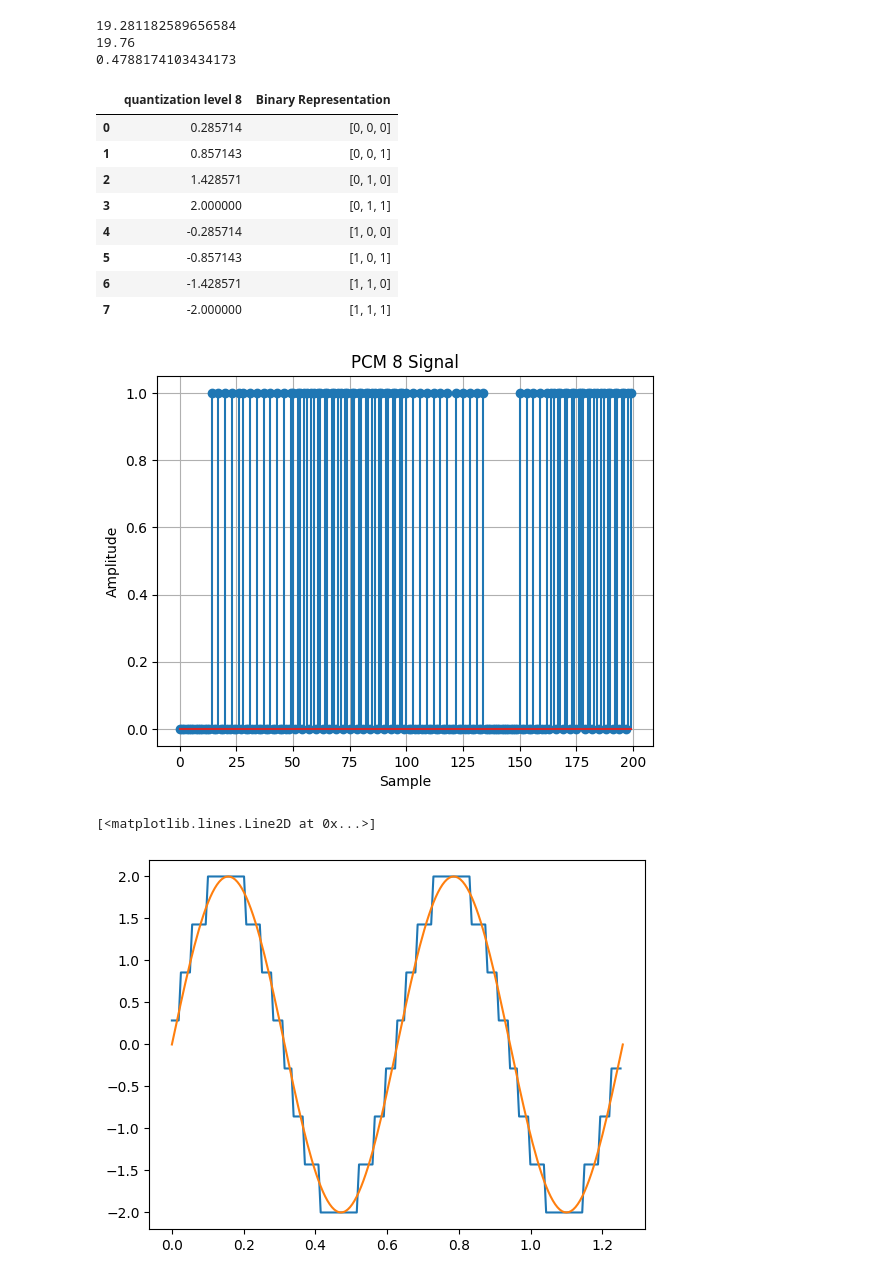
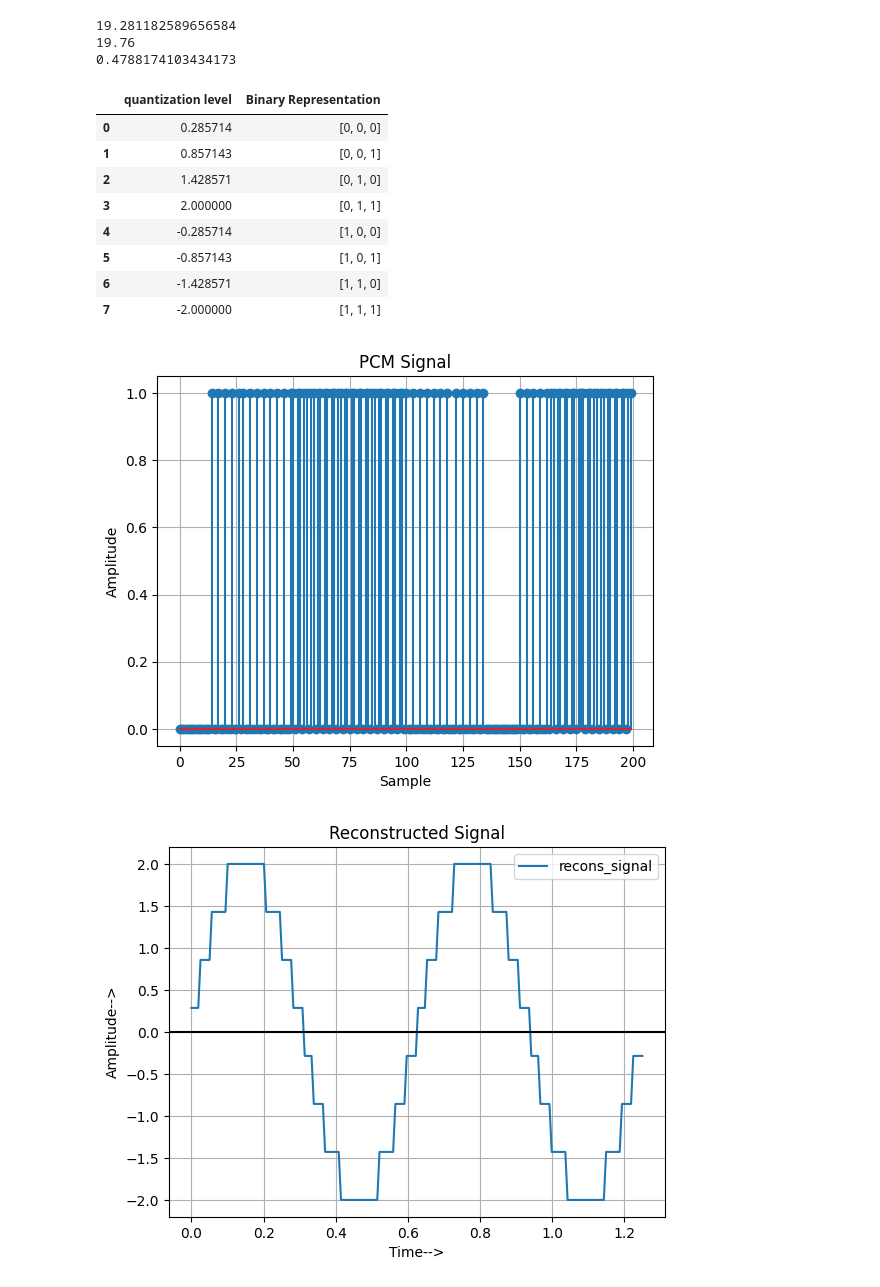
Before and after one commit to ParasKore2003/Digital-Communication-Lab, a Jupyter notebook: Digital Communication/Lab record/Lab2.ipynb, the cells around one changed output. Drawn from its saved outputs; the diff is of its cells as text; code cells hidden in the pictures.

```diff
--- a/Digital Communication/Lab record/Lab2.ipynb
+++ b/Digital Communication/Lab record/Lab2.ipynb
@@ -36,14 +36,13 @@ def Tabular(Signal):
     solution = pd.DataFrame({'Levels':Signal})
     solution = solution.drop_duplicates().reset_index(drop=True)
     solution = solution.drop(0)
-    # solution = solution.sort_values(by="Levels", ascending=False)
     return solution
 
 #The purpose of this function is to assign a binary number to ech of the quantization level
-def Binary(level):
+def Binary(level,bits):
     X8 = []
     for i in range(level):
-        num = bin(i).lstrip('0b').zfill(3)
+        num = bin(i).lstrip('0b').zfill(bits)
         arr1 = []
         arr1 = [int(j) for j in num]
         X8.append(arr1)
@@ -132,11 +128,11 @@ print(Error)
 # %%
 quantization_levels = np.array([quantized_signal.Levels[i+1] for i in range(levels)]) #This is to store the quantized values in an array
 
-X_bin = Binary(8) #TO find the corrosponding binary number for the level
-Encoded = pd.DataFrame({'quantization level 8': quantization_levels.tolist(), 'Binary Representation': np.array(X_bin).tolist()})
-Encoded
+X_bin = Binary(levels,bits) #TO find the corrosponding binary number for the level
+Encoded = pd.DataFrame({'quantization level': quantization_levels.tolist(), 'Binary Representation': np.array(X_bin).tolist()})
+Encoded #To obtain the Final Table with the levels and its respective binary representation
 # %% [output]
-|  | quantization level 8 | Binary Representation |
+|  | quantization level | Binary Representation |
 | 0 | 0.285714 | [0, 0, 0] |
 | 1 | 0.857143 | [0, 0, 1] |
 | 2 | 1.428571 | [0, 1, 0] |
@@ -150,25 +146,33 @@ pcm = []
 #The purpose of the following block of code is to calculate the PCM of the signal
 for i in Quantized_signal:
     for index, level in Encoded.iterrows():
-        if i == level["quantization level 8"]:
+        if i == level["quantization level"]:
             pcm.extend(level["Binary Representation"])
+
 plt.stem(pcm[0:200]) #We have restricted the plot inorder to view the PCM properly
 plt.xlabel('Sample')
 plt.ylabel('Amplitude')
-plt.title('PCM 8 Signal')
-plt.grid(True)
+plt.title('PCM Signal')
+plt.grid()
+plt.show()
 # %% [output]
-[figure, old version]
+[figure, new version]
 # %%
-reconstructed_signal_8 = []
+reconstructed_signal = []
+# The purpose of the following block of code is to reconstruct the signal
 for i in range(0, len(pcm), bits):
     binary_sequence = pcm[i:i+bits]
-    quantization_level = match_8.loc[match_8['Binary Representation'].apply(lambda x: x == binary_sequence), 'quantization level 8'].values[0]
-    reconstructed_signal_8.append(quantization_level)
+    quantization_level = Encoded.loc[Encoded['Binary Representation'].apply(lambda x: x == binary_sequence), 'quantization level'].values[0]
+    reconstructed_signal.append(quantization_level)
 t1 = np.delete(t,-1)
-plt.plot(t1,reconstructed_signal_8)
-plt.plot(t,X)
+plt.plot(t1,reconstructed_signal)
+plt.title('Reconstructed Signal')
+plt.xlabel('Time-->')
+plt.ylabel('Amplitude-->')
+plt.axhline(y = 0, color = 'k')
+plt.legend(['recons_signal'], loc = 'upper right')
+plt.grid()
+plt.show()
 # %% [output]
-[<matplotlib.lines.Line2D at 0x...>]
-[figure, old version]
+[figure, new version]
 # %%
```
Also changed, not shown: parts of 4 cells of this notebook.
